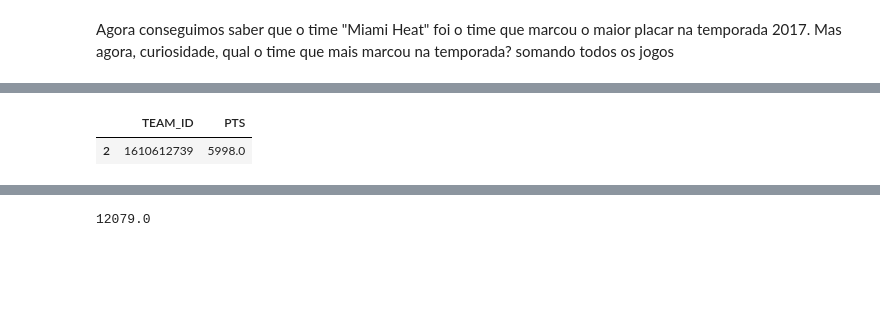
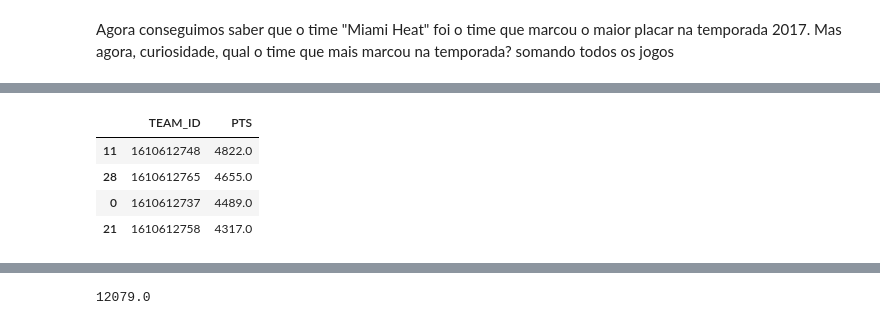
Before and after one commit to eduardagoulart/pandas_study, a Jupyter notebook: mini_curso/analise_nba.ipynb, the cells around one changed output, grey strips where cells are left out. Drawn from its saved outputs; the diff is of its cells as text; code cells hidden in the pictures; blank space fills up the shorter version.

```diff
--- a/mini_curso/analise_nba.ipynb
+++ b/mini_curso/analise_nba.ipynb
@@ -133,7 +141,10 @@ game_season_2017_all_games.sample(3)
 # %%
 home_group = game_season_2017_all_games.groupby("TEAM_ID_home", as_index=False).agg({"PTS_home": "sum"})
 home_group = home_group.rename(columns={"PTS_home": "PTS", "TEAM_ID_home": "TEAM_ID"})
-home_group.sample()
+home_group.sample(4)
 # %% [output]
 |  | TEAM_ID | PTS |
-| 2 | 1610612739 | 5998.0 |
+| 11 | 1610612748 | 4822.0 |
+| 28 | 1610612765 | 4655.0 |
+| 0 | 1610612737 | 4489.0 |
+| 21 | 1610612758 | 4317.0 |
```
Also changed, not shown: parts of 17 cells of this notebook, 4 other files.
